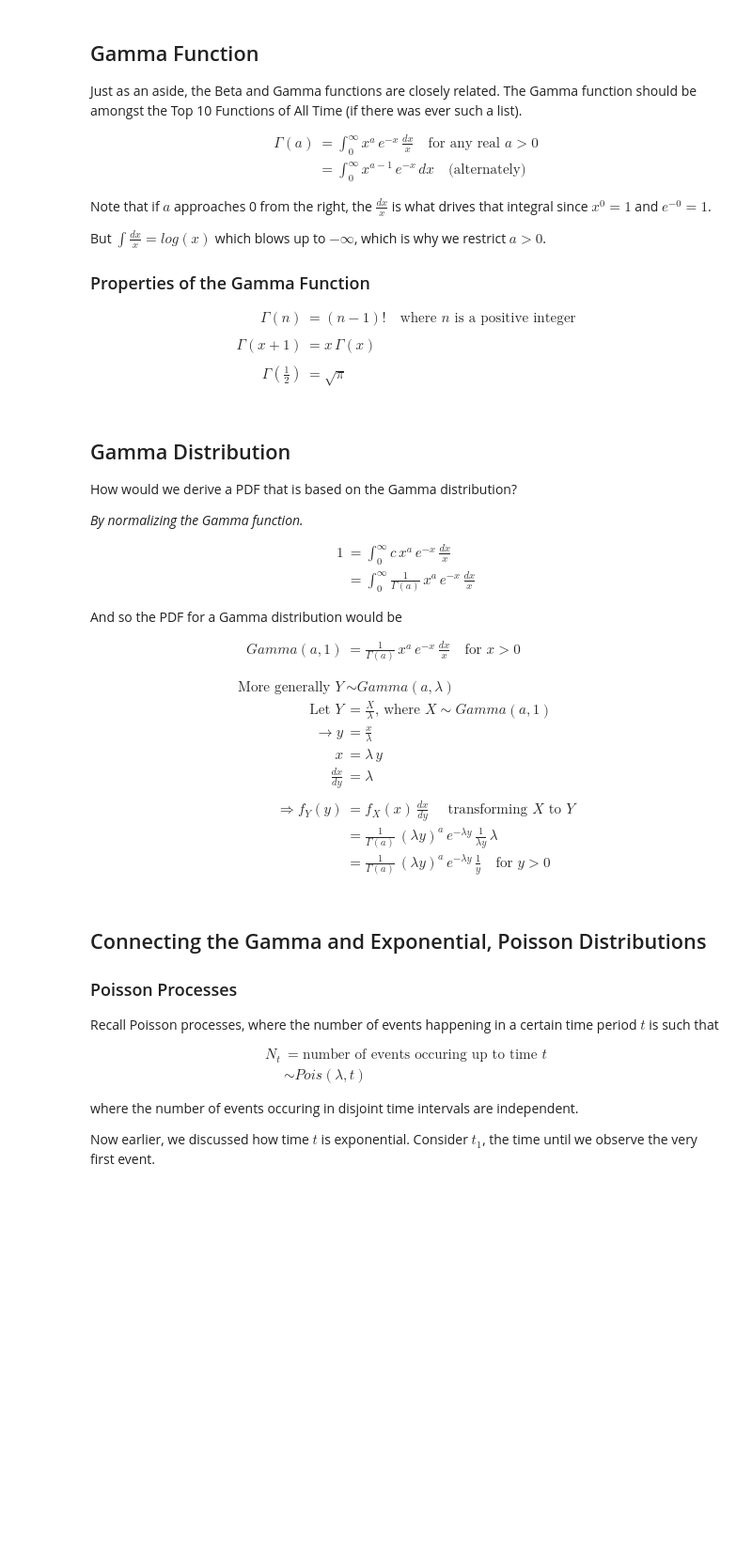
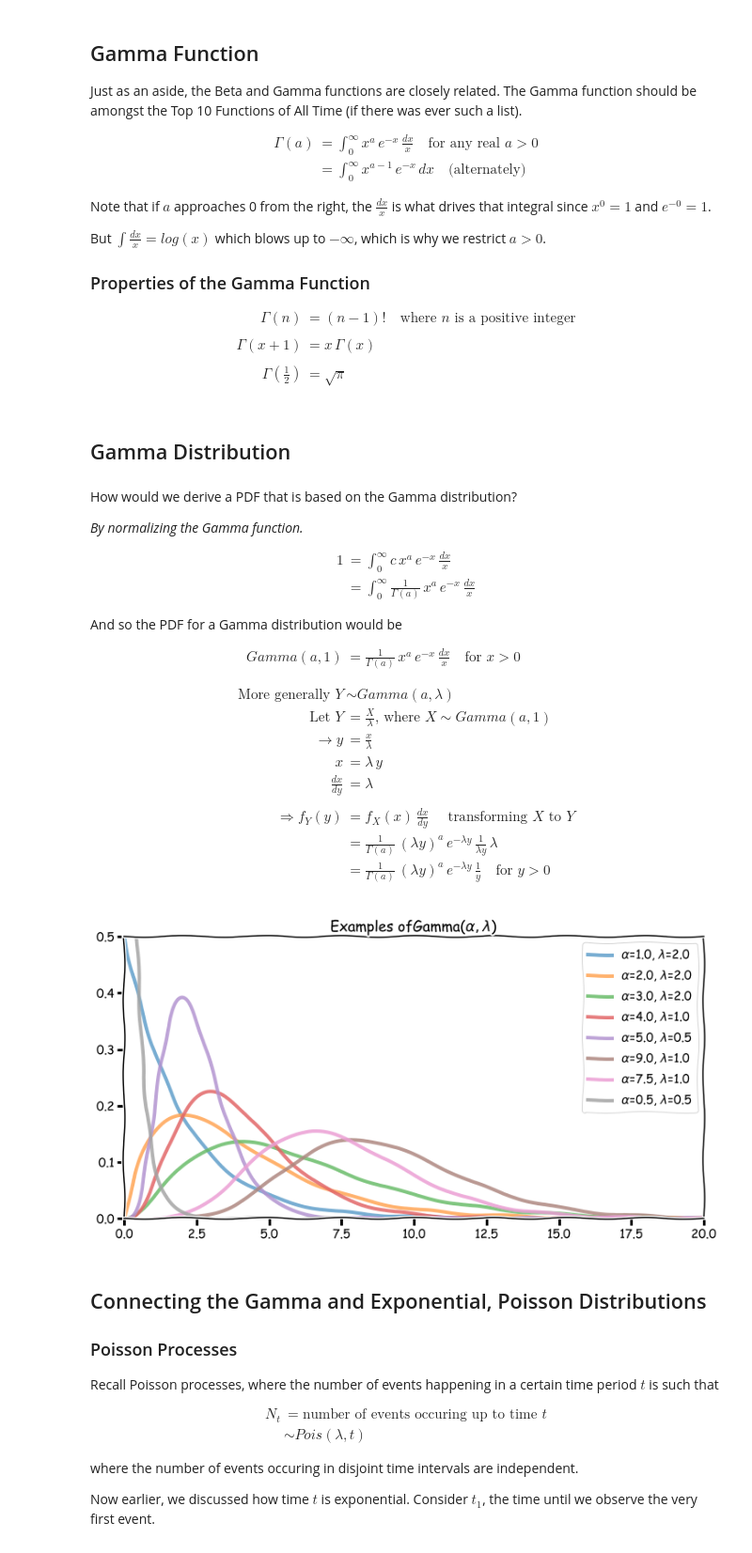
Before and after one commit to buruzaemon/stats-110, a Jupyter notebook: Lecture_24.ipynb, the cells around one changed output. Shown at 94% size. Cells and saved outputs as stored; diff of their text form; code cells hidden in the pictures; blank space fills up the shorter version.

Commit message:
continuing to work on Gamma, Chi-square and Student-t distributions

```diff
--- a/Lecture_24.ipynb
+++ b/Lecture_24.ipynb
@@ -37,9 +46,9 @@ But $\int \frac{dx}{x} = log(x)$ which blows up to $-\infty$, which is why we re
   \\
   \Gamma(\frac{1}{2}) &= \sqrt{\pi}
 \end{align}
+# %% [markdown]
+## Gamma Distribution
 # %% [markdown]
-## Gamma Distribution
-
 How would we derive a PDF that is based on the Gamma distribution?
 
 _By normalizing the Gamma function._
@@ -64,6 +73,24 @@ And so the PDF for a Gamma distribution would be
  &= \frac{1}{\Gamma(a)} \, (\lambda y)^a \, e^{-\lambda y} \, \frac{1}{\lambda y} \, \lambda \\
  &= \frac{1}{\Gamma(a)} \, (\lambda y)^a \, e^{-\lambda y} \, \frac{1}{y} \quad \text{for } y \gt 0
 \end{align}
+# %%
+alpha_values  = [1.,2.,3.,4.,5.,9.,7.5,0.5]
+lambda_values = [2.,2.,2.,1.,0.5,1.,1.,0.5]
+x = np.linspace(0, 20, 1000)
+
+# plot the distributions
+fig, ax = plt.subplots(figsize=(12, 6))
+
+for a,l in zip(alpha_values, lambda_values):
+    ax.plot(x, gamma.pdf(x, a, scale=l), lw=4, alpha=0.6, label=r'$\alpha$={}, $\lambda$={}'.format(a,l))
+
+plt.xlim((0,20.0))
+plt.ylim((0,0.5))
+plt.legend()
+ax.title.set_text(r'Examples ofGamma($\alpha , \lambda$)')
+plt.show()
+# %% [output]
+[figure, added]
 # %% [markdown]
 ## Connecting the Gamma and Exponential, Poisson Distributions
 
```
Also changed, not shown: parts of 1 cell of this notebook, 1 other file.
